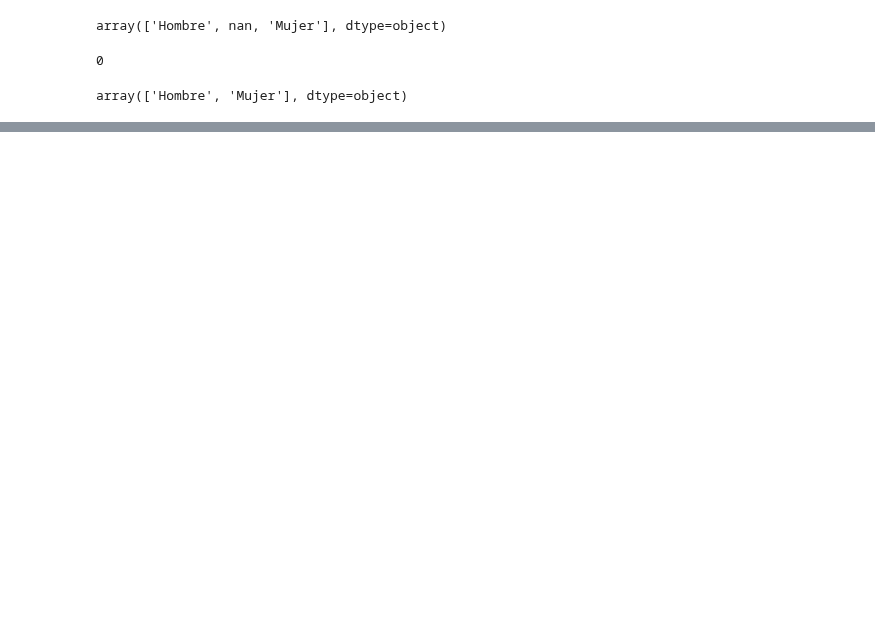
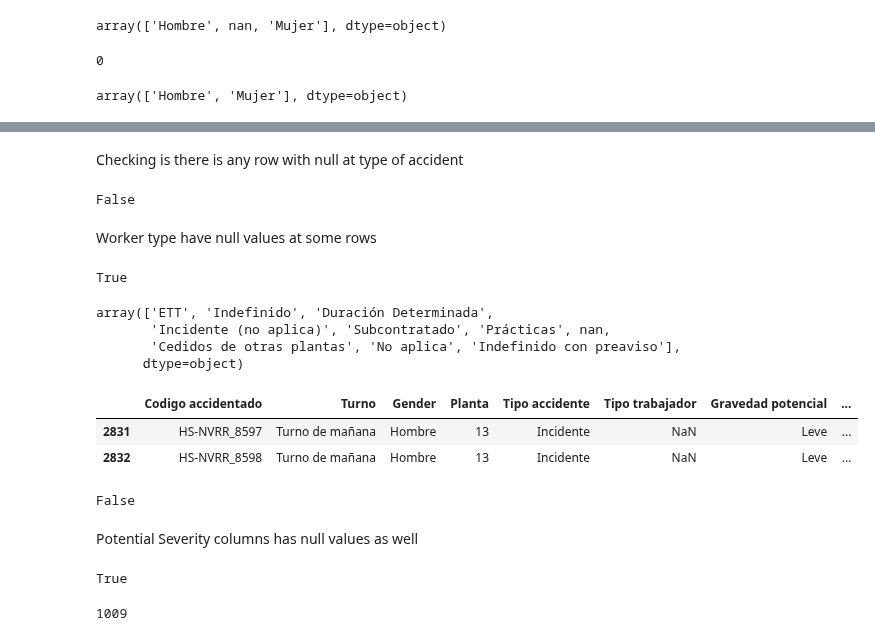
Before and after one commit to sarasabino/Accident_Rate_Project, a Jupyter notebook: Src/Notebooks/00_Data_generation.ipynb, the cells around one changed output, grey strips where cells are left out. Saved outputs shown, nothing was run; the diff lists cells and outputs as text; code cells hidden in the pictures; blank space fills up the shorter version.

```diff
--- a/Src/Notebooks/00_Data_generation.ipynb
+++ b/Src/Notebooks/00_Data_generation.ipynb
@@ -270,0 +289,39 @@ array(['Hombre', 'Mujer'], dtype=object)
+# %%
+rangos_edad = ['Menor 30', 'Entre 30-50', 'Mayor 50']
+weights = {'Hombre':[0.2, 0.44, 0.36], 'Mujer':[0.2,0.55,0.25]}
+# %%
+np.random.seed(0)
+
+def apply_randoms(x):
+  key = x['Gender'].iat[0]
+  return pd.Series(np.random.choice(rangos_edad, size=len(x), p=weights[key]))
+# %%
+staff['Age'] = staff.groupby('Gender').apply(apply_randoms)\
+       .rename('Age').reset_index().drop('level_1', 1)['Age']
+# %%
+staff.drop(columns={'Edad'}, inplace=True)
+# %% [markdown]
+Checking is there is any row with null at type of accident
+# %%
+staff['Tipo accidente'].isnull().any()
+# %% [output]
+False
+# %% [markdown]
+Worker type have null values at some rows
+# %%
+staff['Tipo trabajador'].isnull().any()
+# %% [output]
+True
+# %%
+staff['Tipo trabajador'].unique()
+# %% [output]
+array(['ETT', 'Indefinido', 'Duración Determinada',
+       'Incidente (no aplica)', 'Subcontratado', 'Prácticas', nan,
+       'Cedidos de otras plantas', 'No aplica', 'Indefinido con preaviso'],
+      dtype=object)
+# %%
+staff[staff['Tipo trabajador'].isnull()] #As we only have two values null we are going to assign directly 'Indefinido'
+# %% [output]
+|  | Codigo accidentado | Turno | Gender | Planta | Tipo accidente | Tipo trabajador | Gravedad potencial | ... |
+| 2831 | HS-NVRR_8597 | Turno de mañana | Hombre | 13 | Incidente | NaN | Leve | ... |
+| 2832 | HS-NVRR_8598 | Turno de mañana | Hombre | 13 | Incidente | NaN | Leve | ... |
@@ -270,0 +330,14 @@ array(['Hombre', 'Mujer'], dtype=object)
+# %%
+staff['Tipo trabajador'].isnull().any()
+# %% [output]
+False
+# %% [markdown]
+Potential Severity columns has null values as well
+# %%
+staff['Gravedad potencial'].isnull().any()
+# %% [output]
+True
+# %%
+len(staff[staff['Gravedad potencial'].isnull()])
+# %% [output]
+1009
```
Also changed, not shown: parts of 56 cells of this notebook.
